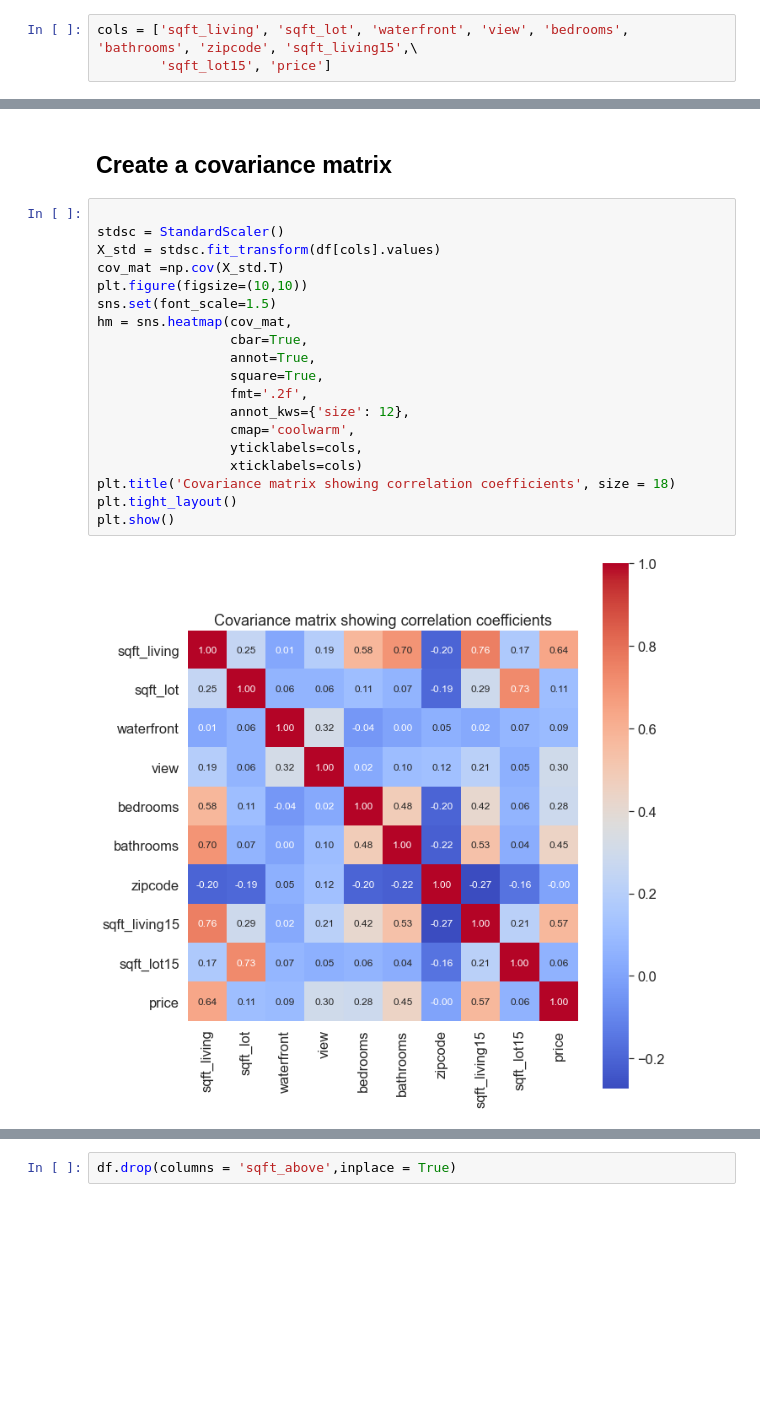
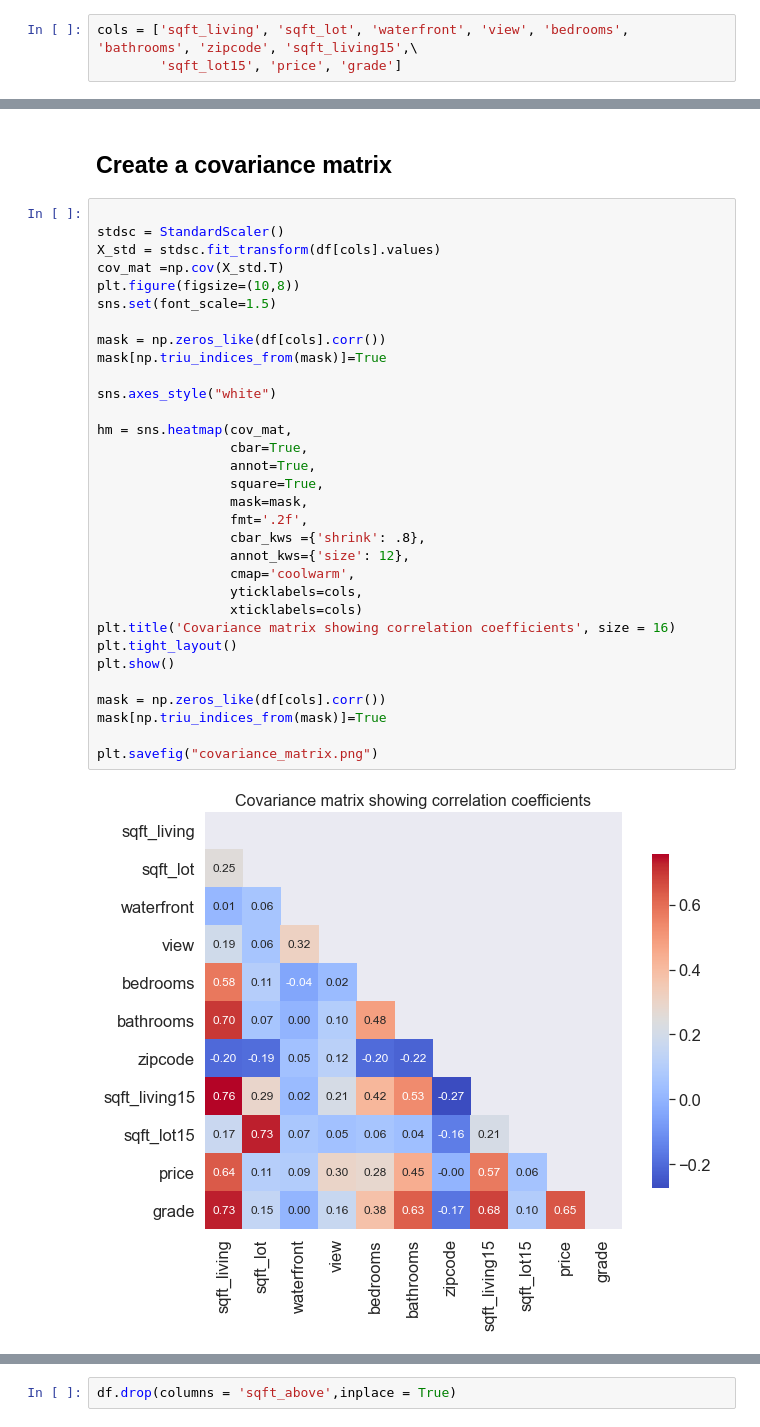
Before and after one commit to RipPhillip/dsc-phase-2-project, a Jupyter notebook: student.ipynb, the cells around one changed output, grey strips where cells are left out. Drawn from its saved outputs; the diff is of its cells as text; blank space fills up the shorter version.

```diff
--- a/student.ipynb
+++ b/student.ipynb
@@ -364,7 +392,7 @@ len(df[df.duplicated(subset='id')])
 Define columns
 # %%
 cols = ['sqft_living', 'sqft_lot', 'waterfront', 'view', 'bedrooms', 'bathrooms', 'zipcode', 'sqft_living15',\
-        'sqft_lot15', 'price']
+        'sqft_lot15', 'price', 'grade']
 # %% [markdown]
 ### Create heatmap to see where there's a high enough correlation to drop a column
 # %%
@@ -380,21 +408,34 @@ Sqft_above and sqft_living have a high enough correlation that we can drop one.
 # %%
 
 stdsc = StandardScaler()
 X_std = stdsc.fit_transform(df[cols].values)
 cov_mat =np.cov(X_std.T)
-plt.figure(figsize=(10,10))
+plt.figure(figsize=(10,8))
 sns.set(font_scale=1.5)
+
+mask = np.zeros_like(df[cols].corr())
+mask[np.triu_indices_from(mask)]=True
+
+sns.axes_style("white")
+
 hm = sns.heatmap(cov_mat,
                  cbar=True,
                  annot=True,
                  square=True,
+                 mask=mask,
                  fmt='.2f',
+                 cbar_kws ={'shrink': .8},
                  annot_kws={'size': 12},
                  cmap='coolwarm',
                  yticklabels=cols,
                  xticklabels=cols)
-plt.title('Covariance matrix showing correlation coefficients', size = 18)
+plt.title('Covariance matrix showing correlation coefficients', size = 16)
 plt.tight_layout()
 plt.show()
+
+mask = np.zeros_like(df[cols].corr())
+mask[np.triu_indices_from(mask)]=True
+
+plt.savefig("covariance_matrix.png")
 # %% [output]
-[figure, old version]
+[figure, new version]
```
Also changed, not shown: parts of 30 cells of this notebook, 22 other files.
